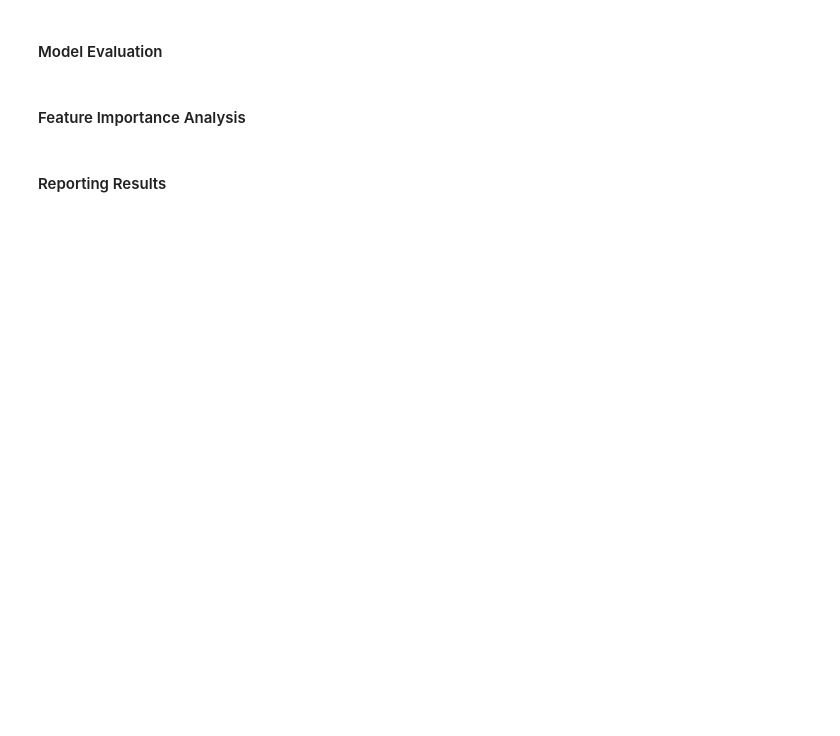
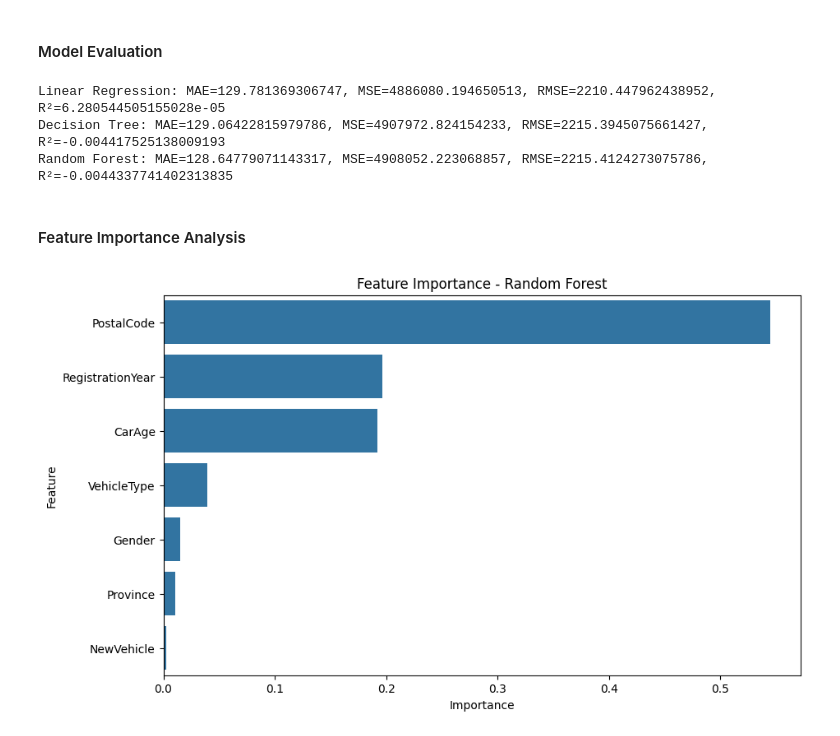
Before and after one commit to abrahamshimelis/AlphaCare-Insurance-Solutions, a Jupyter notebook: notebooks/statistical_modeling.ipynb, the cells around one changed output. Cells and saved outputs as stored; diff of their text form; code cells hidden in the pictures; blank space fills up the shorter version.

Commit message:
do statistical modeling

```diff
--- a/notebooks/statistical_modeling.ipynb
+++ b/notebooks/statistical_modeling.ipynb
@@ -112,2 +116,5 @@ df_relevant_cols.head(10)
+# %%
+# Train-test split
+X_train, X_test, y_train, y_test = train_test_split(X, y, test_size=0.2, random_state=42)
 # %% [markdown]
 #### Model Building
@@ -113,0 +123,7 @@ df_relevant_cols.head(10)
+# %%
+# Initialize and train the model
+lr_model = LinearRegression()
+lr_model.fit(X_train, y_train)
+
+# Predictions
+y_pred_lr = lr_model.predict(X_test)
@@ -113,0 +132,7 @@ df_relevant_cols.head(10)
+# %%
+# Initialize and train the model
+dt_model = DecisionTreeRegressor(random_state=42)
+dt_model.fit(X_train, y_train)
+
+# Predictions
+y_pred_dt = dt_model.predict(X_test)
@@ -114,2 +141,9 @@ df_relevant_cols.head(10)
+# %%
+# Initialize and train the model
+rf_model = RandomForestRegressor(random_state=42)
+rf_model.fit(X_train, y_train)
+
+# Predictions
+y_pred_rf = rf_model.predict(X_test)
 # %% [markdown]
 #### Model Evaluation
@@ -116,4 +158,29 @@ df_relevant_cols.head(10)
+# %%
+# Evaluate each model
+metrics_lr = evaluate_model(y_test, y_pred_lr)
+metrics_dt = evaluate_model(y_test, y_pred_dt)
+metrics_rf = evaluate_model(y_test, y_pred_rf)
+
+print(f'Linear Regression: MAE={metrics_lr[0]}, MSE={metrics_lr[1]}, RMSE={metrics_lr[2]}, R²={metrics_lr[3]}')
+print(f'Decision Tree: MAE={metrics_dt[0]}, MSE={metrics_dt[1]}, RMSE={metrics_dt[2]}, R²={metrics_dt[3]}')
+print(f'Random Forest: MAE={metrics_rf[0]}, MSE={metrics_rf[1]}, RMSE={metrics_rf[2]}, R²={metrics_rf[3]}')
+# %% [output]
+Linear Regression: MAE=129.781369306747, MSE=4886080.194650513, RMSE=2210.447962438952, R²=6.280544505155028e-05
+Decision Tree: MAE=129.06422815979786, MSE=4907972.824154233, RMSE=2215.3945075661427, R²=-0.004417525138009193
+Random Forest: MAE=128.64779071143317, MSE=4908052.223068857, RMSE=2215.4124273075786, R²=-0.0044337741402313835
 # %% [markdown]
 #### Feature Importance Analysis
-# %% [markdown]
-#### Reporting Results
+# %%
+# Feature importance for Random Forest
+importances_rf = rf_model.feature_importances_
+features = X_train.columns
+feature_importance_df = pd.DataFrame({'Feature': features, 'Importance': importances_rf})
+feature_importance_df = feature_importance_df.sort_values(by='Importance', ascending=False)
+
+# Plot feature importance
+plt.figure(figsize=(10, 6))
+sns.barplot(x='Importance', y='Feature', data=feature_importance_df)
+plt.title('Feature Importance - Random Forest')
+plt.show()
+# %% [output]
+[figure, added]
```
Also changed, not shown: parts of 8 cells of this notebook.
